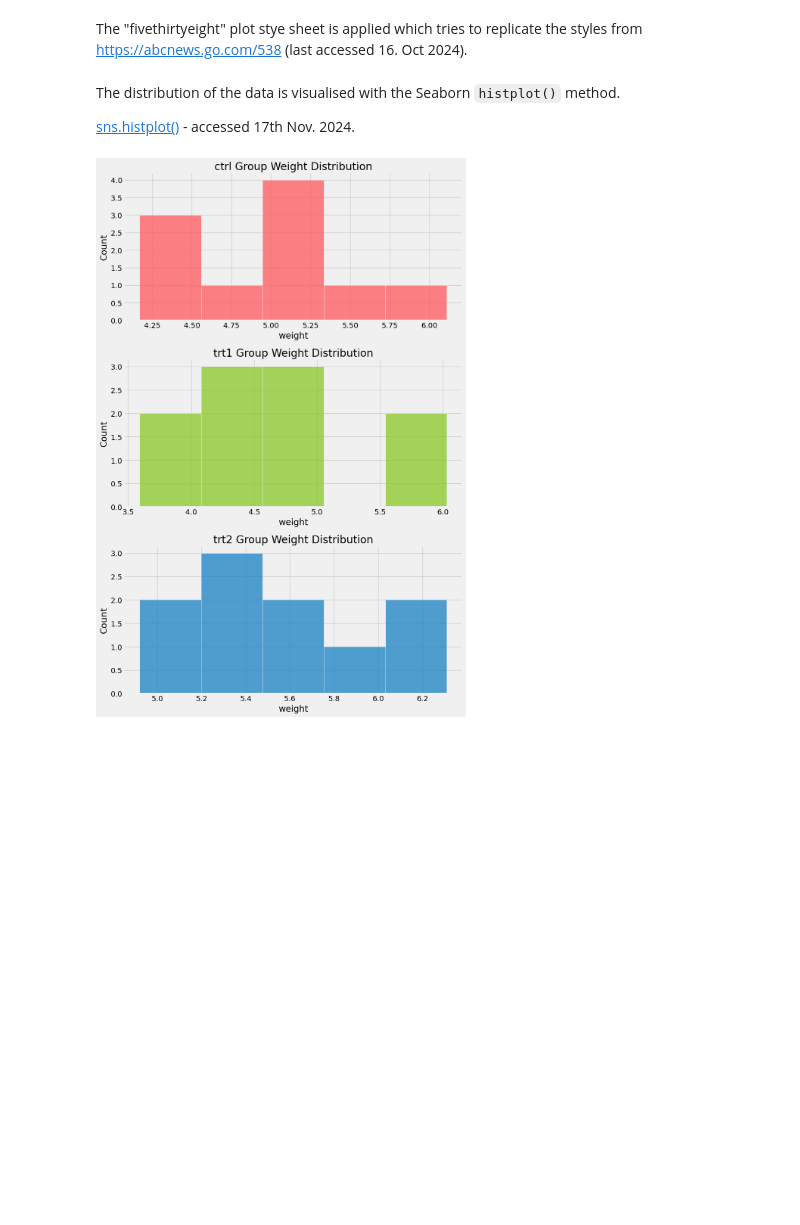
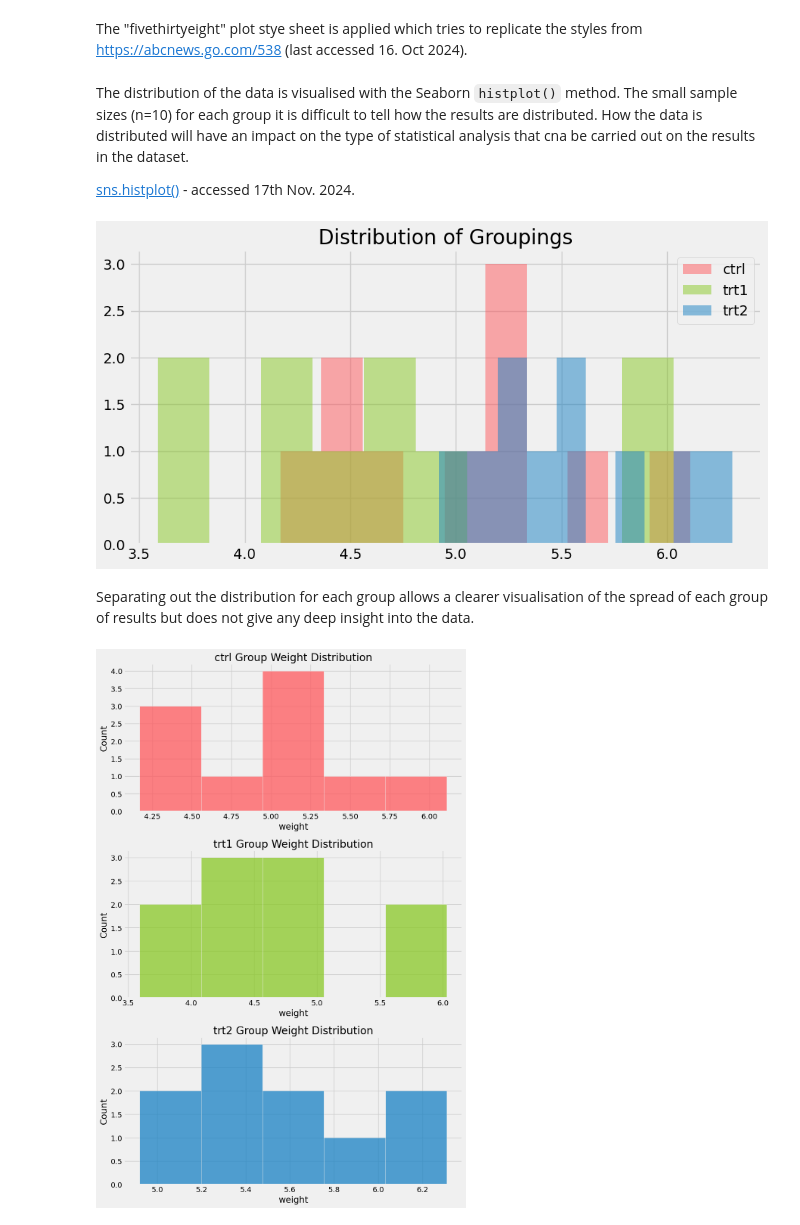
Before and after one commit to humphs078/applied_statistics, a Jupyter notebook: project.ipynb, the cells around one changed output. Drawn from its saved outputs; the diff is of its cells as text; code cells hidden in the pictures; blank space fills up the shorter version.

````diff
--- a/project.ipynb
+++ b/project.ipynb
@@ -201,9 +237,28 @@ plt.rcParams["figure.figsize"] = (10,5)
 #define a color palette
 palette=['#ff595e', '#8ac926', '#1982c4']
 # %% [markdown]
-The distribution of the data is visualised with the Seaborn ```histplot()``` method.
+The distribution of the data is visualised with the Seaborn ```histplot()``` method. The small sample sizes (n=10) for each group it is difficult to tell how the results are distributed. How the data is distributed will have an impact on the type of statistical analysis that cna be carried out on the results in the dataset.
 
 [sns.histplot()](https://seaborn.pydata.org/generated/seaborn.histplot.html#seaborn-histplot) - accessed 17th Nov. 2024.
+# %%
+# create an empty plot
+fig, ax = plt.subplots()
+
+# plot the data
+ax.hist(ctrl['weight'], alpha=0.5, color='#ff595e', label='ctrl')
+ax.hist(trt1['weight'], alpha=0.5, color='#8ac926', label='trt1')
+ax.hist(trt2['weight'], alpha=0.5, color='#1982c4', label='trt2')
+
+# annotate the plot
+ax.legend()
+ax.set_title('Distribution of Groupings')
+
+# show
+plt.show()
+# %% [output]
+[figure, added]
+# %% [markdown]
+Separating out the distribution for each group allows a clearer visualisation of the spread of each group of results but does not give any deep insight into the data.
 # %%
 # create an empty plot.
 fig, ax = plt.subplots(3, 1, figsize=(10,15))
````
Also changed, not shown: parts of 21 cells of this notebook, 2 other files.
